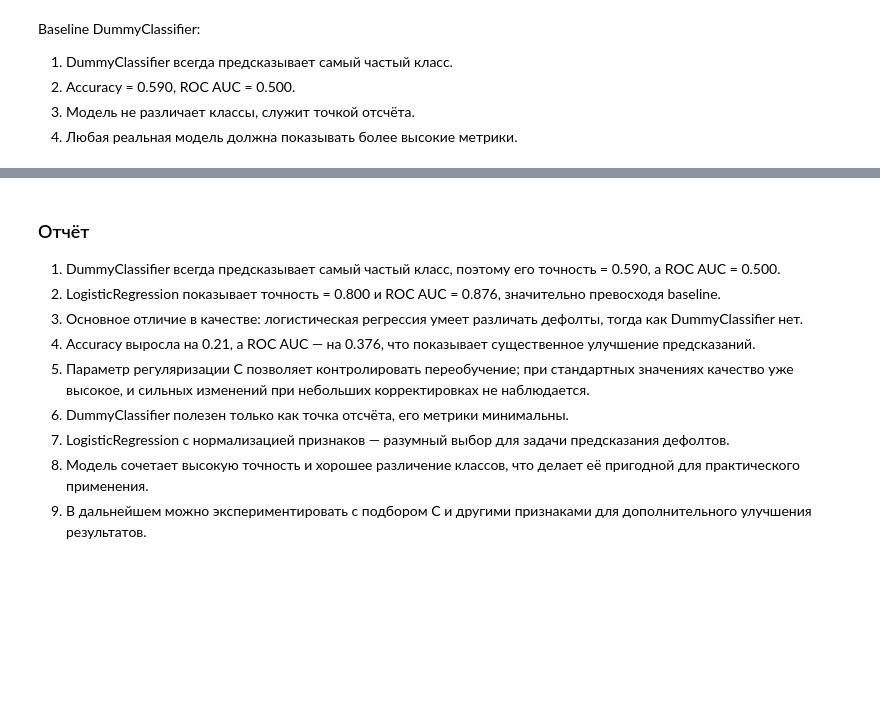
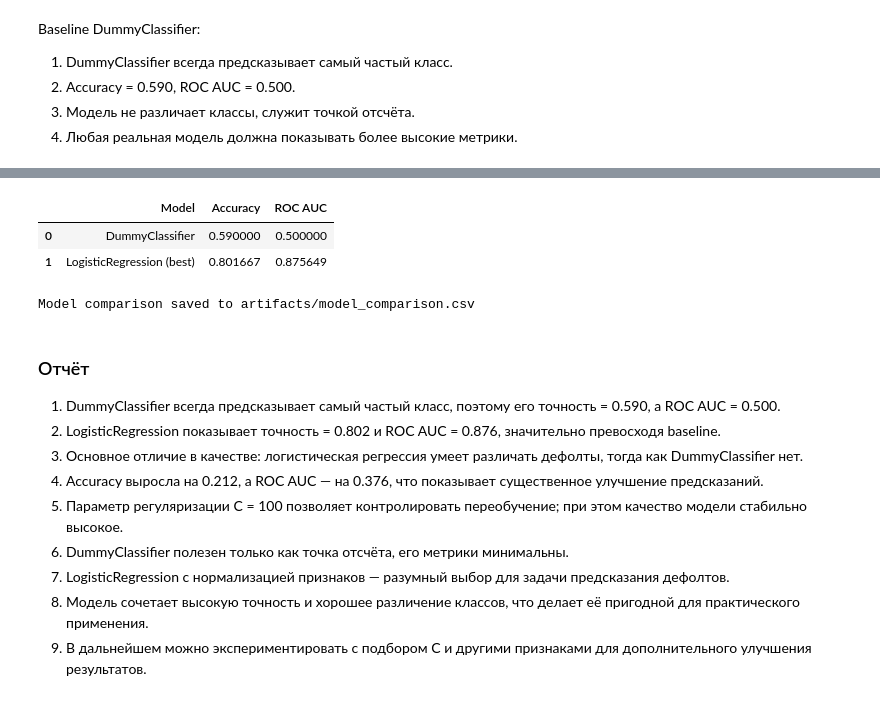
Before and after one commit to olyamyalina/Myalina_Olya_AI, a Jupyter notebook: homeworks/HW05/HW05.ipynb, the cells around one changed output, grey strips where cells are left out. Drawn from its saved outputs; the diff is of its cells as text; code cells hidden in the pictures; blank space fills up the shorter version.

```diff
--- a/homeworks/HW05/HW05.ipynb
+++ b/homeworks/HW05/HW05.ipynb
@@ -177,11 +181,26 @@ results
+# %%
+results = pd.DataFrame({
+    "Model": ["DummyClassifier", "LogisticRegression (best)"],
+    "Accuracy": [accuracy_dummy, accuracy_logreg],
+    "ROC AUC": [roc_auc_dummy, roc_auc_logreg]
+})
+display(results)
+
+results.to_csv("artifacts/model_comparison.csv", index=False)
+print("Model comparison saved to artifacts/model_comparison.csv")
+# %% [output]
+|  | Model | Accuracy | ROC AUC |
+| 0 | DummyClassifier | 0.590000 | 0.500000 |
+| 1 | LogisticRegression (best) | 0.801667 | 0.875649 |
+Model comparison saved to artifacts/model_comparison.csv
 # %% [markdown]
 ### Отчёт
 
 1) DummyClassifier всегда предсказывает самый частый класс, поэтому его точность = 0.590, а ROC AUC = 0.500.
-2) LogisticRegression показывает точность = 0.800 и ROC AUC = 0.876, значительно превосходя baseline.
+2) LogisticRegression показывает точность = 0.802 и ROC AUC = 0.876, значительно превосходя baseline.
 3) Основное отличие в качестве: логистическая регрессия умеет различать дефолты, тогда как DummyClassifier нет.
-4) Accuracy выросла на 0.21, а ROC AUC — на 0.376, что показывает существенное улучшение предсказаний.
-5) Параметр регуляризации C позволяет контролировать переобучение; при стандартных значениях качество уже высокое, и сильных изменений при небольших корректировках не наблюдается.
+4) Accuracy выросла на 0.212, а ROC AUC — на 0.376, что показывает существенное улучшение предсказаний.
+5) Параметр регуляризации C = 100 позволяет контролировать переобучение; при этом качество модели стабильно высокое.
 6) DummyClassifier полезен только как точка отсчёта, его метрики минимальны.
 7) LogisticRegression с нормализацией признаков — разумный выбор для задачи предсказания дефолтов.
 8) Модель сочетает высокую точность и хорошее различение классов, что делает её пригодной для практического применения.
```
Also changed, not shown: parts of 13 cells of this notebook.
